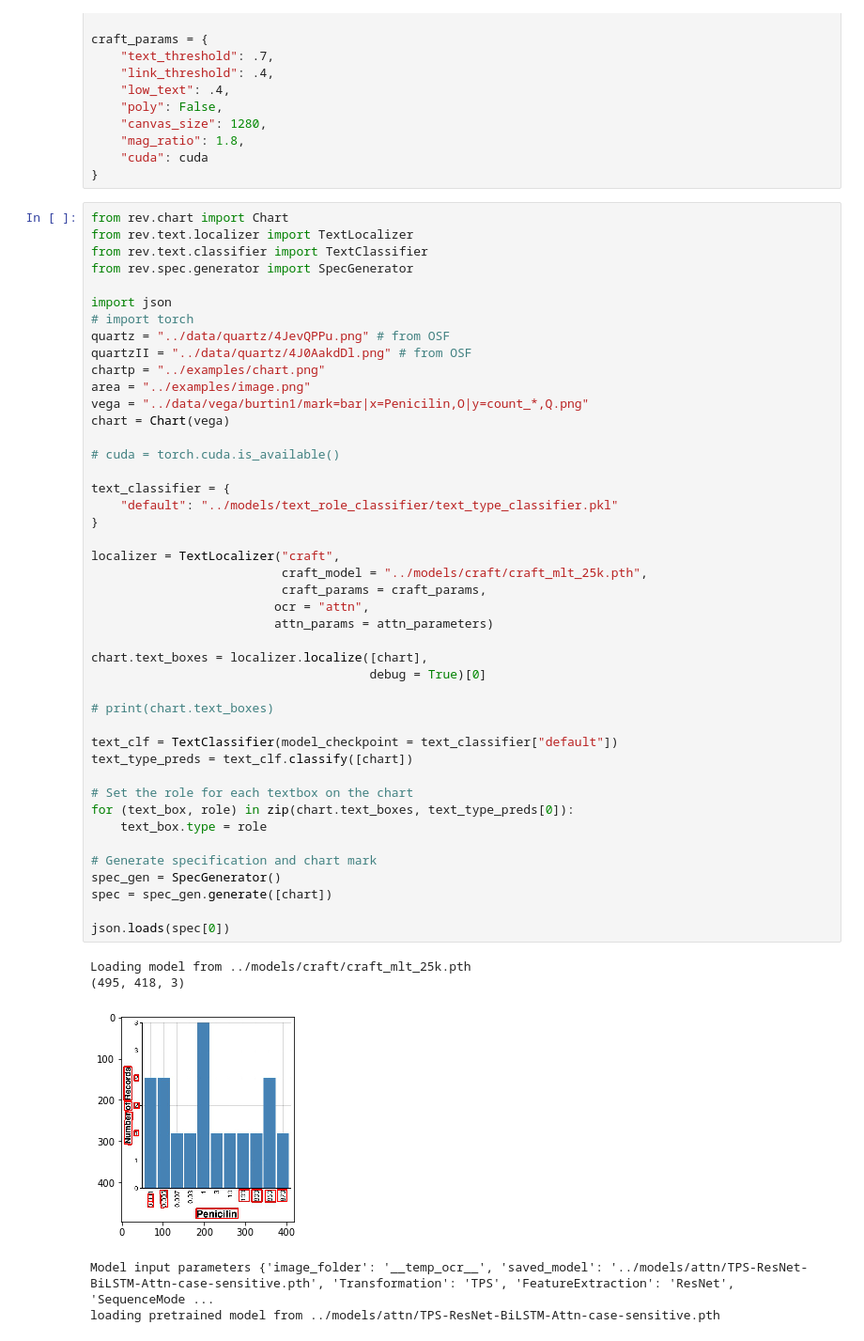
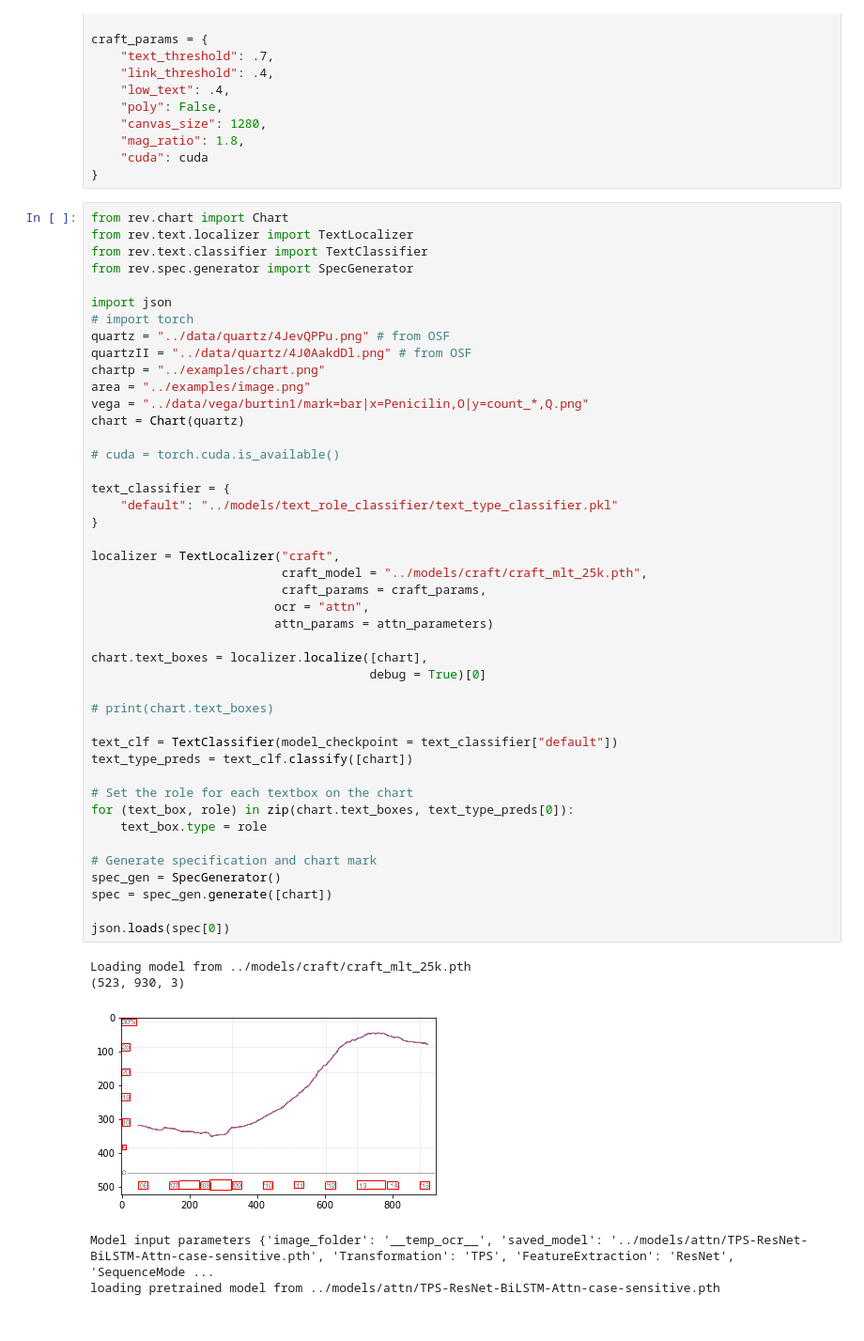
Before and after one commit to visual-ds/rev, a Jupyter notebook: notebooks/Example.ipynb, the cells around one changed output. Shown: that part at 94% size. Cells and saved outputs as stored; diff of their text form.

```diff
--- a/notebooks/Example.ipynb
+++ b/notebooks/Example.ipynb
@@ -150,40 +150,40 @@ quartzII = "../data/quartz/4J0AakdDl.png" # from OSF
 chartp = "../examples/chart.png"
 area = "../examples/image.png"
 vega = "../data/vega/burtin1/mark=bar|x=Penicilin,O|y=count_*,Q.png"
-chart = Chart(vega)
+chart = Chart(quartz)
 
 # cuda = torch.cuda.is_available()
 
 text_classifier = {
     "default": "../models/text_role_classifier/text_type_classifier.pkl"
 }
 
 localizer = TextLocalizer("craft",
                           craft_model = "../models/craft/craft_mlt_25k.pth",
                           craft_params = craft_params,
                          ocr = "attn",
                          attn_params = attn_parameters)
 
 chart.text_boxes = localizer.localize([chart],
                                       debug = True)[0]
 
 # print(chart.text_boxes)
 
 text_clf = TextClassifier(model_checkpoint = text_classifier["default"])
 text_type_preds = text_clf.classify([chart])
 
 # Set the role for each textbox on the chart
 for (text_box, role) in zip(chart.text_boxes, text_type_preds[0]):
     text_box.type = role
 
 # Generate specification and chart mark
 spec_gen = SpecGenerator()
 spec = spec_gen.generate([chart])
 
 json.loads(spec[0])
 # %% [output]
 Loading model from ../models/craft/craft_mlt_25k.pth
-(495, 418, 3)
+(523, 930, 3)
-[figure, old version]
+[figure, new version]
 Model input parameters {'image_folder': '__temp_ocr__', 'saved_model': '../models/attn/TPS-ResNet-BiLSTM-Attn-case-sensitive.pth', 'Transformation': 'TPS', 'FeatureExtraction': 'ResNet', 'SequenceMode ...
 loading pretrained model from ../models/attn/TPS-ResNet-BiLSTM-Attn-case-sensitive.pth
```
Also changed, not shown: parts of 1 cell of this notebook, 1 other file.
